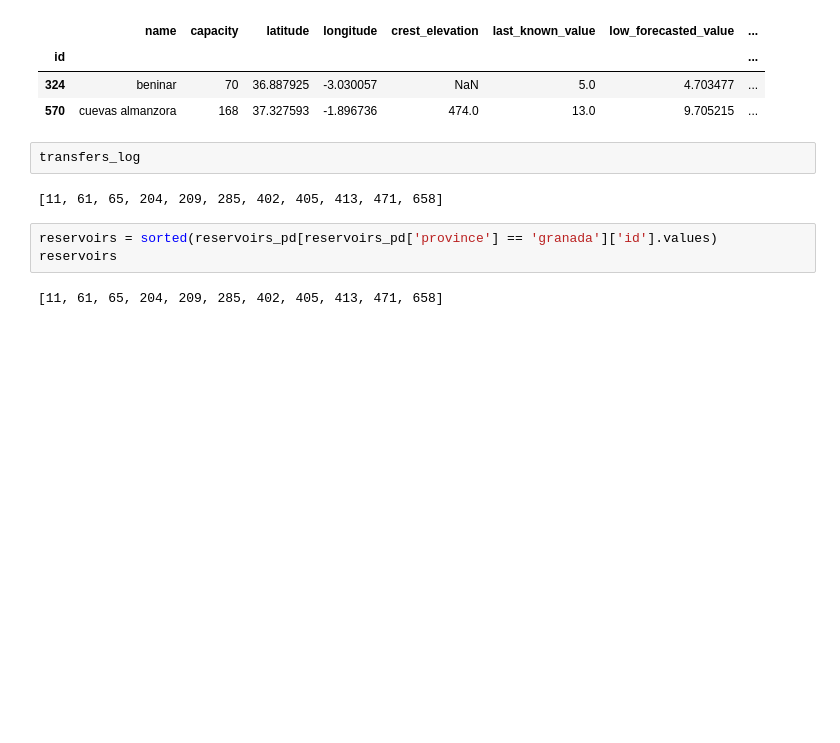
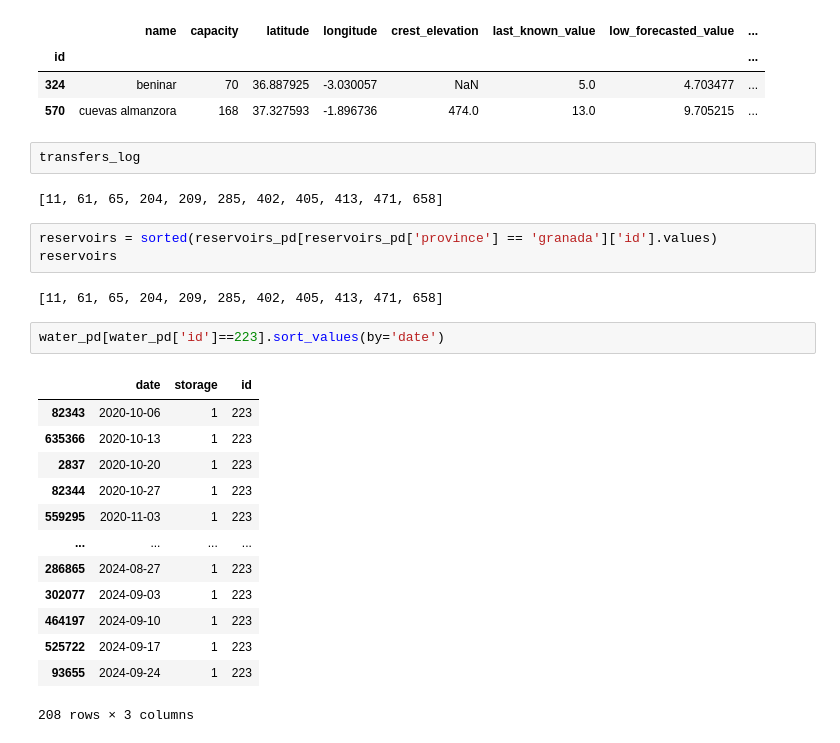
Before and after one commit to ivanver02/reservoir-data-platform, a Jupyter notebook: notebooks/transferring/transfer_optimization.ipynb, the cells around one changed output. Drawn from its saved outputs; the diff is of its cells as text; blank space fills up the shorter version.

```diff
--- a/notebooks/transferring/transfer_optimization.ipynb
+++ b/notebooks/transferring/transfer_optimization.ipynb
@@ -879,3 +879,19 @@ reservoirs = sorted(reservoirs_pd[reservoirs_pd['province'] == 'granada']['id'].
 reservoirs
 # %% [output]
 [11, 61, 65, 204, 209, 285, 402, 405, 413, 471, 658]
+# %%
+water_pd[water_pd['id']==223].sort_values(by='date')
+# %% [output]
+|  | date | storage | id |
+| 82343 | 2020-10-06 | 1 | 223 |
+| 635366 | 2020-10-13 | 1 | 223 |
+| 2837 | 2020-10-20 | 1 | 223 |
+| 82344 | 2020-10-27 | 1 | 223 |
+| 559295 | 2020-11-03 | 1 | 223 |
+| ... | ... | ... | ... |
+| 286865 | 2024-08-27 | 1 | 223 |
+| 302077 | 2024-09-03 | 1 | 223 |
+| 464197 | 2024-09-10 | 1 | 223 |
+| 525722 | 2024-09-17 | 1 | 223 |
+| 93655 | 2024-09-24 | 1 | 223 |
+208 rows × 3 columns
```
Also changed, not shown: parts of 8 cells of this notebook, 2 other files.
